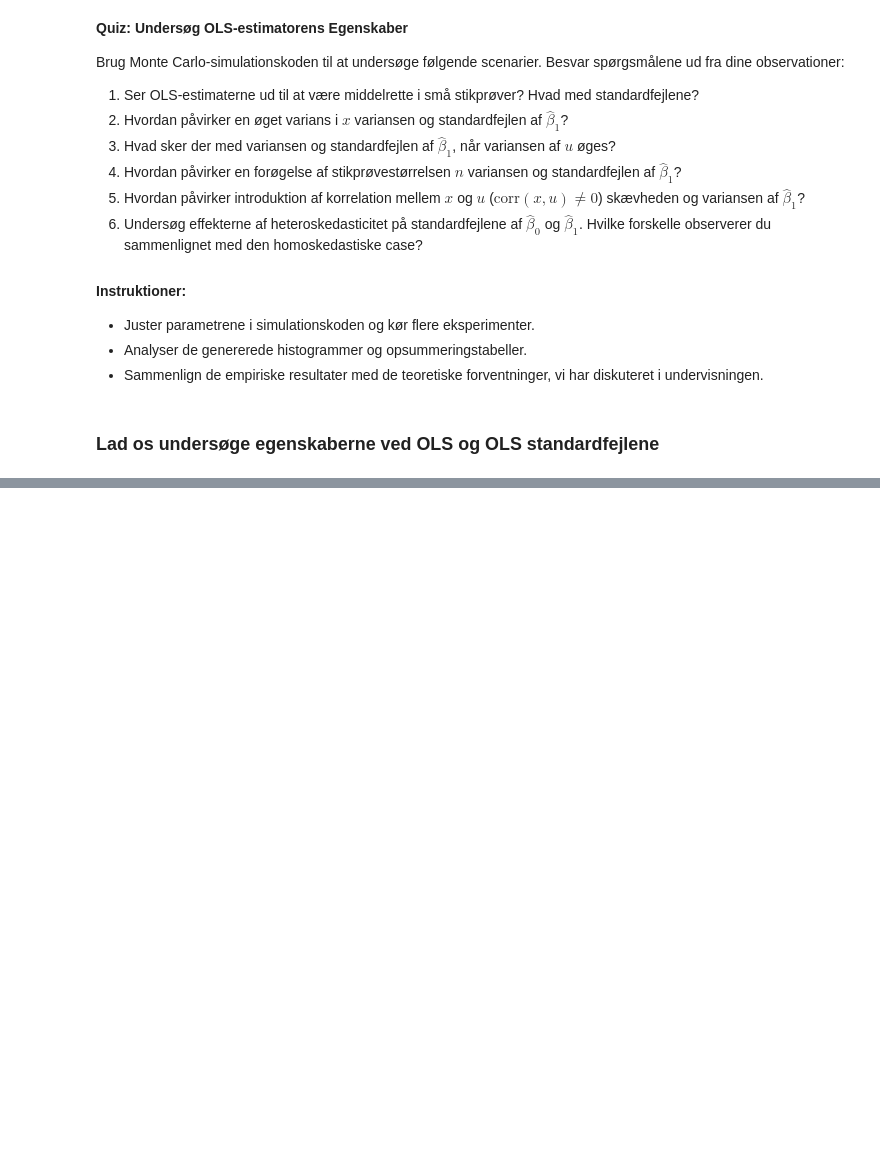
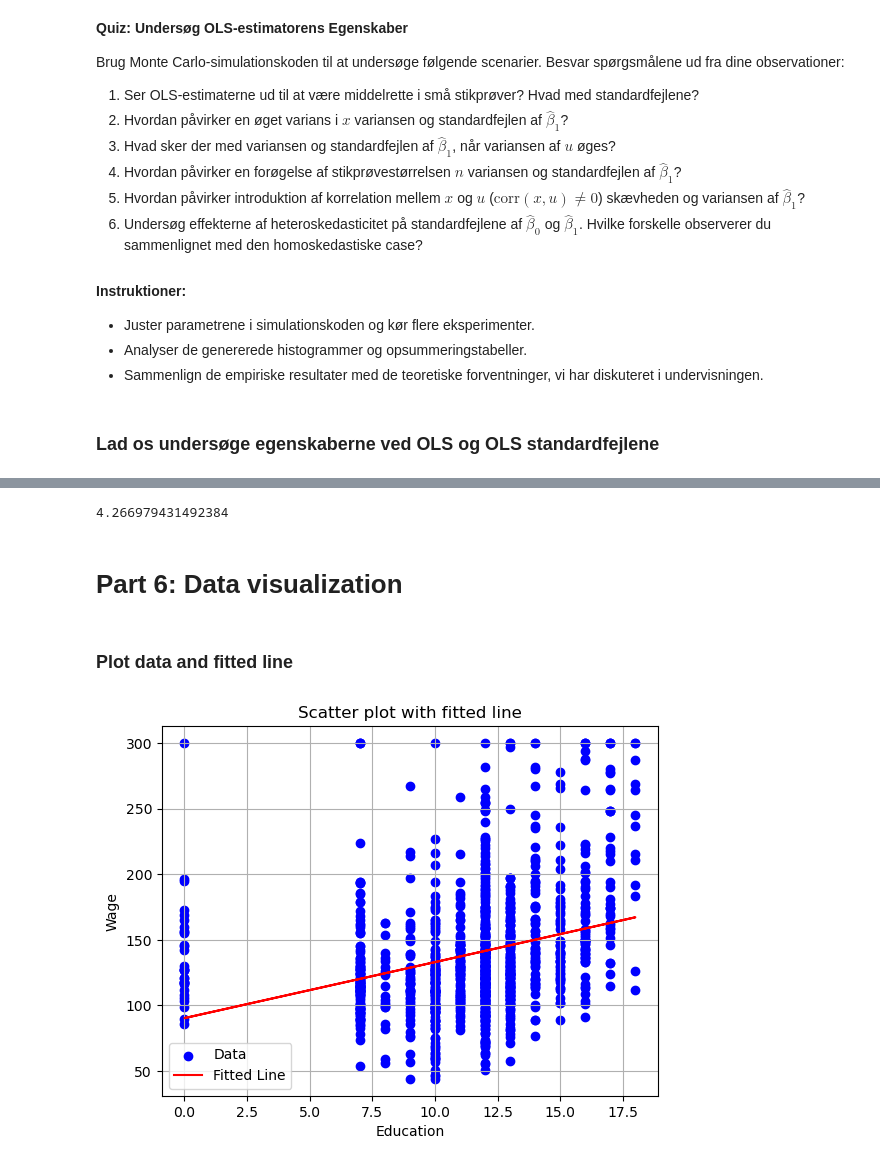
Before and after one commit to bschjerning/EconometricsA, a Jupyter notebook: 1_lectures/02_slr/02_slr_examples.ipynb, the cells around one changed output, grey strips where cells are left out. Saved outputs shown, nothing was run; the diff lists cells and outputs as text; code cells hidden in the pictures; blank space fills up the shorter version.

```diff
--- a/1_lectures/02_slr/02_slr_examples.ipynb
+++ b/1_lectures/02_slr/02_slr_examples.ipynb
@@ -540,0 +574,15 @@ summary = monte_carlo_OLS(
+# %%
+result_base = OLS_SLR(data['wage'], data['educ'], quiet=True) # Base regression
+summary(result_base, 'Base Regression (wage, educ)')
+
+data['wage2010'] = data['wage'] * 1.37 # Timeløn i 2010-DKK priser
+result_wage2010 = OLS_SLR(data['wage2010'], data['educ'], quiet=True)
+summary(result_wage2010, "Timeløn i 2010-DKK priser -  y=wage* 1.37")
+
+data['educ_month'] = data['educ'] * 12 # Uddannelse i måneder
+result_educ_month = OLS_SLR(data['wage'], data['educ_month'], quiet=True)
+summary(result_educ_month, "Uddannelse i måneder")
+
+data['educ_9'] = data['educ'] - 9 # Uddannelse relativt til 9. klasse
+result_educ_9 = OLS_SLR(data['wage'], data['educ_9'], quiet=True)
+summary(result_educ_9,"Uddannelse relativt til 9. klasse")
@@ -540,0 +607,27 @@ summary = monte_carlo_OLS(
+# %%
+# Prøv at se om I kan replikere den originale regression ud fra den transformerede, eksempelvis
+print(result_educ_month['beta_1']*12)
+# %% [output]
+4.266979431492384
+# %% [markdown]
+# Part 6: Data visualization
+# %% [markdown]
+### Plot data and fitted line
+# %%
+data['y'] = data['wage']
+# data['y'] = np.log(data['wage']) # uncomment to transfrom y with np.log()
+
+result = OLS_SLR(data['y'], data['educ'], quiet=True) # do regression
+data['yhat'] = result["yhat"] # get predicted values
+
+plt.figure()
+plt.scatter(data['educ'], data['y'], label="Data", color="blue")
+plt.plot(data['educ'],  data['yhat'], label="Fitted Line", color="red")
+plt.xlabel('Education')
+plt.ylabel('Wage')
+plt.title('Scatter plot with fitted line')
+plt.legend()
+plt.grid(True)
+plt.savefig("Scatter.pdf")
+# %% [output]
+[figure, added]
```
Also changed, not shown: parts of 10 cells of this notebook, 1 other file.
